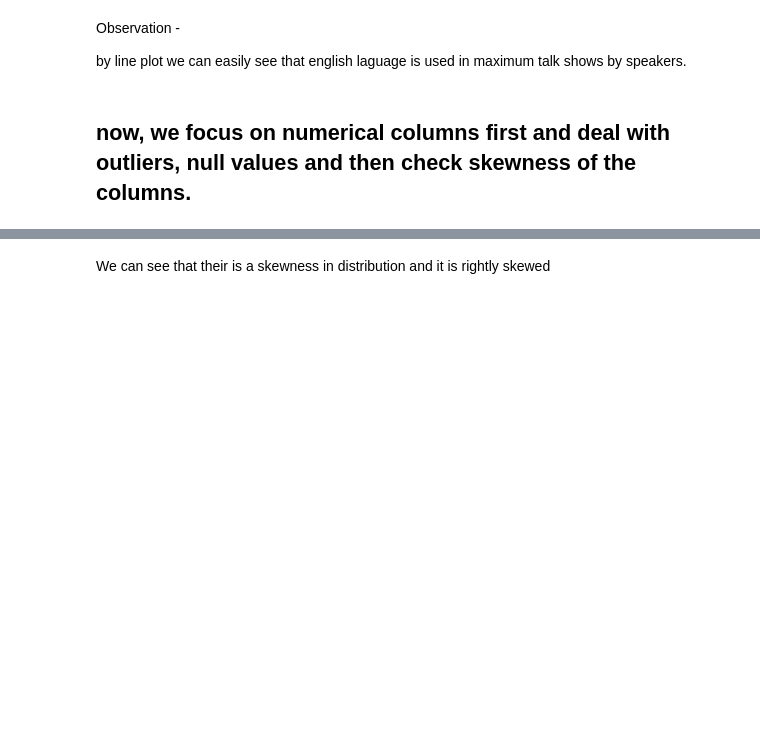
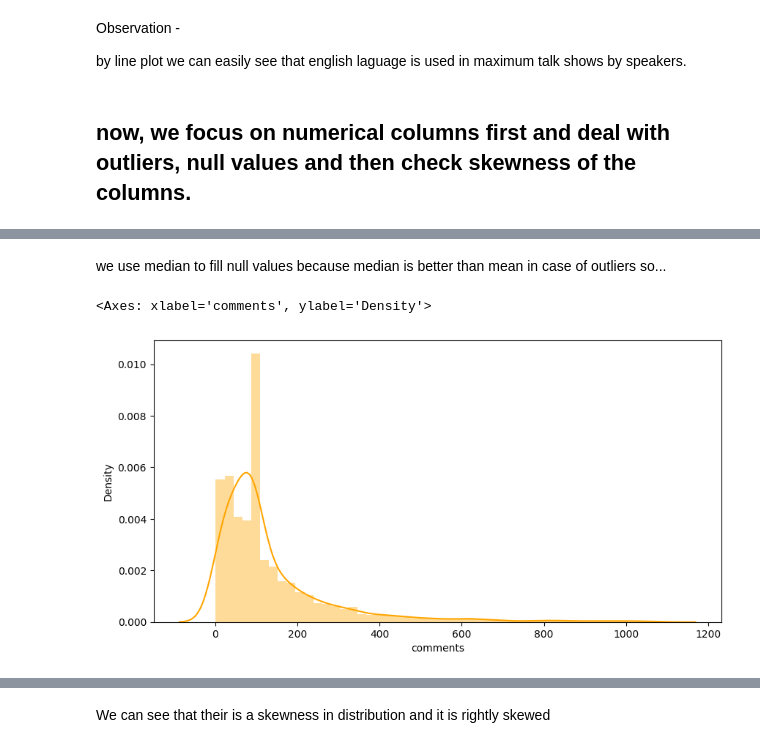
Before and after one commit to Aman811630/TED-talks-views-Prediction--ML-project, a Jupyter notebook: Aman_Singh_ML_project_on_TED_talks_views_prediction_.ipynb, the cells around one changed output, grey strips where cells are left out. Drawn from its saved outputs; the diff is of its cells as text; code cells hidden in the pictures; blank space fills up the shorter version.

```diff
--- a/Aman_Singh_ML_project_on_TED_talks_views_prediction_.ipynb
+++ b/Aman_Singh_ML_project_on_TED_talks_views_prediction_.ipynb
@@ -694,0 +749,4 @@ sns.distplot(df['views'],color="y")
+# %%
+#remove outliers of comments column
+
+df.drop(df[df['comments'] > 1100].index, inplace=True)
@@ -694,0 +757,16 @@ sns.distplot(df['views'],color="y")
+# %%
+#fill null(0) value with median of column
+
+df['comments']= df['comments'].replace(0, np.nan)
+df["comments"].fillna(df["comments"].median(), axis = 0, inplace = True)
+# %% [markdown]
+we use median to fill null values because median is better than mean in case of outliers so...
+# %%
+
+# plot distplot after remove outliers and fill null values
+
+plt.figure(figsize=(10,5))
+sns.distplot(df['comments'], color ='orange')
+# %% [output]
+<Axes: xlabel='comments', ylabel='Density'>
+[figure, added]
```
Also changed, not shown: parts of 84 cells of this notebook.
